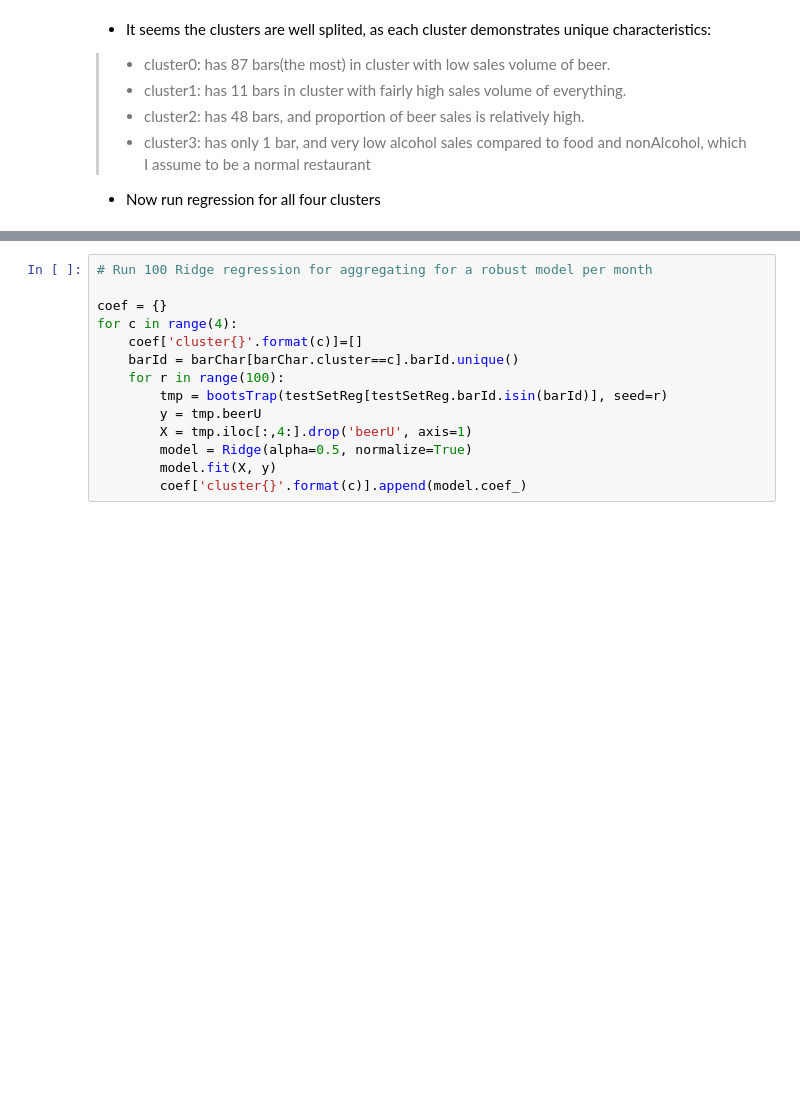
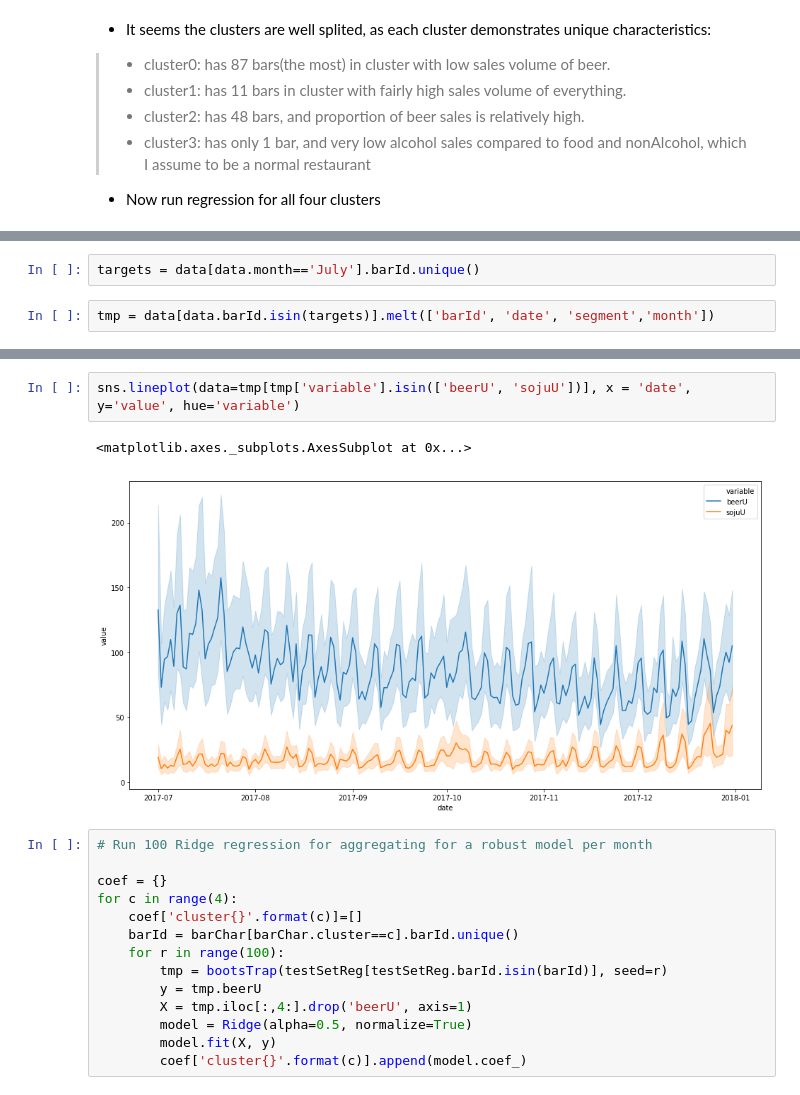
Before and after one commit to kookoowaa/Projects, a Jupyter notebook: WB project/Report-Copy1.ipynb, the cells around one changed output, grey strips where cells are left out. Drawn from its saved outputs; the diff is of its cells as text; blank space fills up the shorter version.

```diff
--- a/WB project/Report-Copy1.ipynb
+++ b/WB project/Report-Copy1.ipynb
@@ -1068,0 +1155,4 @@ barChar.groupby('cluster').mean()
+# %%
+targets = data[data.month=='July'].barId.unique()
+# %%
+tmp = data[data.barId.isin(targets)].melt(['barId', 'date', 'segment','month'])
@@ -1069,3 +1180,8 @@ barChar.groupby('cluster').mean()
+# %%
+sns.lineplot(data=tmp[tmp['variable'].isin(['beerU', 'sojuU'])], x = 'date', y='value', hue='variable')
+# %% [output]
+<matplotlib.axes._subplots.AxesSubplot at 0x...>
+[figure, added]
 # %%
 # Run 100 Ridge regression for aggregating for a robust model per month
 
```
Also changed, not shown: parts of 32 cells of this notebook, 1 other file.
